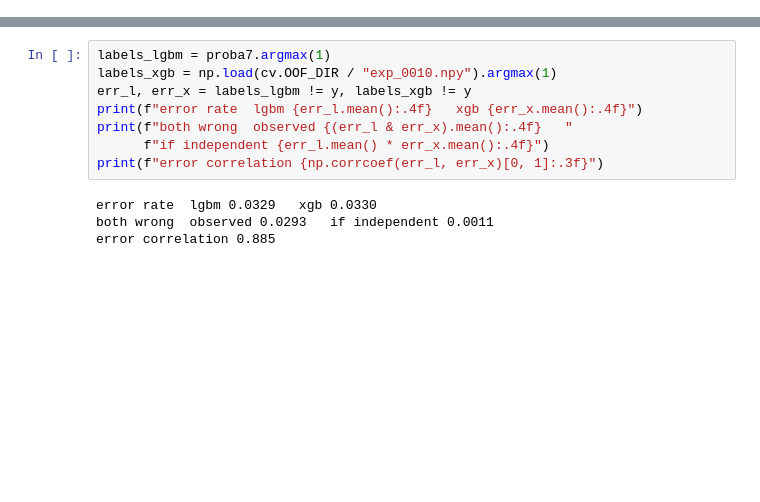
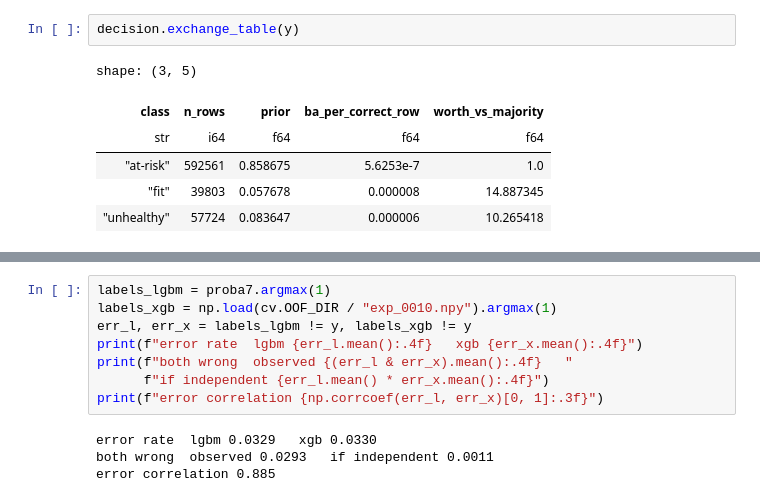
Before and after one commit to epsilonlog/comp-playground-series-s6e7, a Jupyter notebook: notebooks/07_selection.ipynb, the cells around one changed output, grey strips where cells are left out. Cells and saved outputs as stored; diff of their text form; blank space fills up the shorter version.

```diff
--- a/notebooks/07_selection.ipynb
+++ b/notebooks/07_selection.ipynb
@@ -41,0 +46,9 @@ weighs the classes equally, so the decision has to be corrected. Two ways to do
+# %%
+decision.exchange_table(y)
+# %% [output]
+shape: (3, 5)
+| class | n_rows | prior | ba_per_correct_row | worth_vs_majority |
+| str | i64 | f64 | f64 | f64 |
+| "at-risk" | 592561 | 0.858675 | 5.6253e-7 | 1.0 |
+| "fit" | 39803 | 0.057678 | 0.000008 | 14.887345 |
+| "unhealthy" | 57724 | 0.083647 | 0.000006 | 10.265418 |
```
Also changed, not shown: parts of 29 cells of this notebook, 11 other files.
